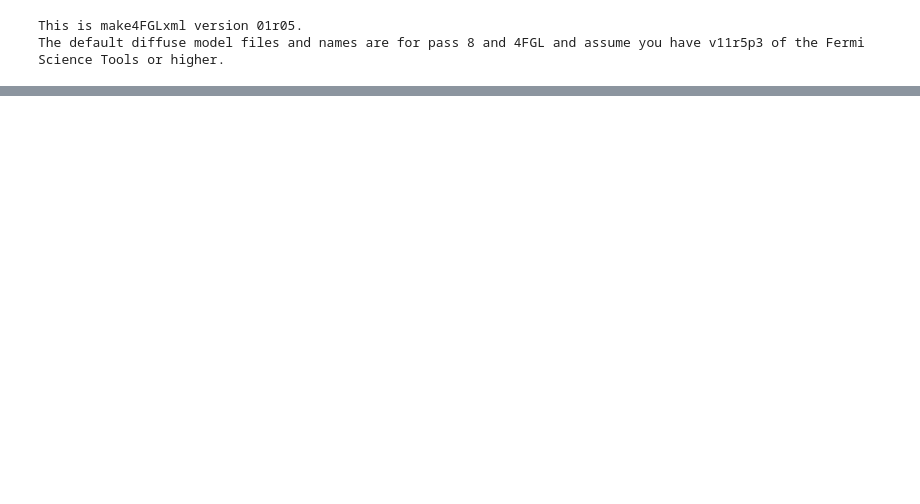
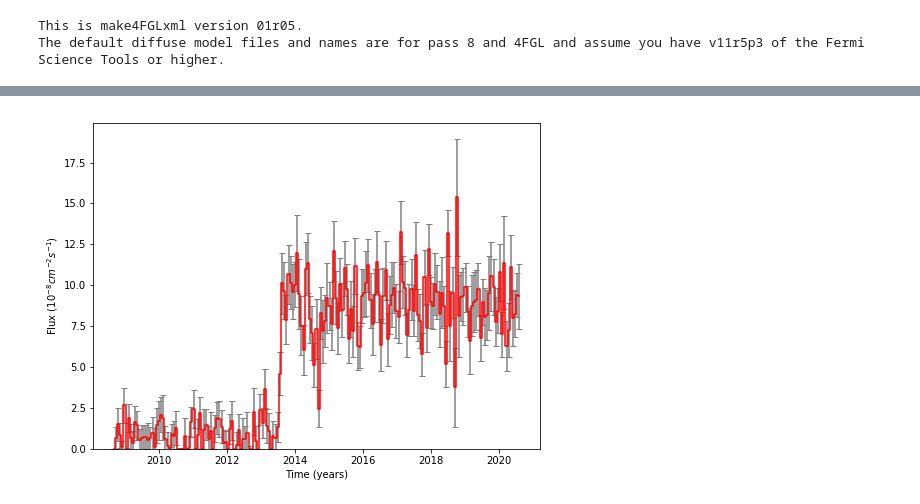
Before and after one commit to CMacM/TMSP_monitoring_Fermi, a Jupyter notebook: J1023WeeklyTesting.ipynb, the cells around one changed output, grey strips where cells are left out. Saved outputs shown, nothing was run; the diff lists cells and outputs as text; code cells hidden in the pictures; blank space fills up the shorter version.

```diff
--- a/J1023WeeklyTesting.ipynb
+++ b/J1023WeeklyTesting.ipynb
@@ -40,0 +70,4 @@ mkLightCurve.CalcAllBins(poolsize=15,source=J1023)
+# %%
+mkLightCurve.PlotCurve(mkLightCurve.J1023)
+# %% [output]
+[figure, added]
```
Also changed, not shown: parts of 6 cells of this notebook, 3 other files.
